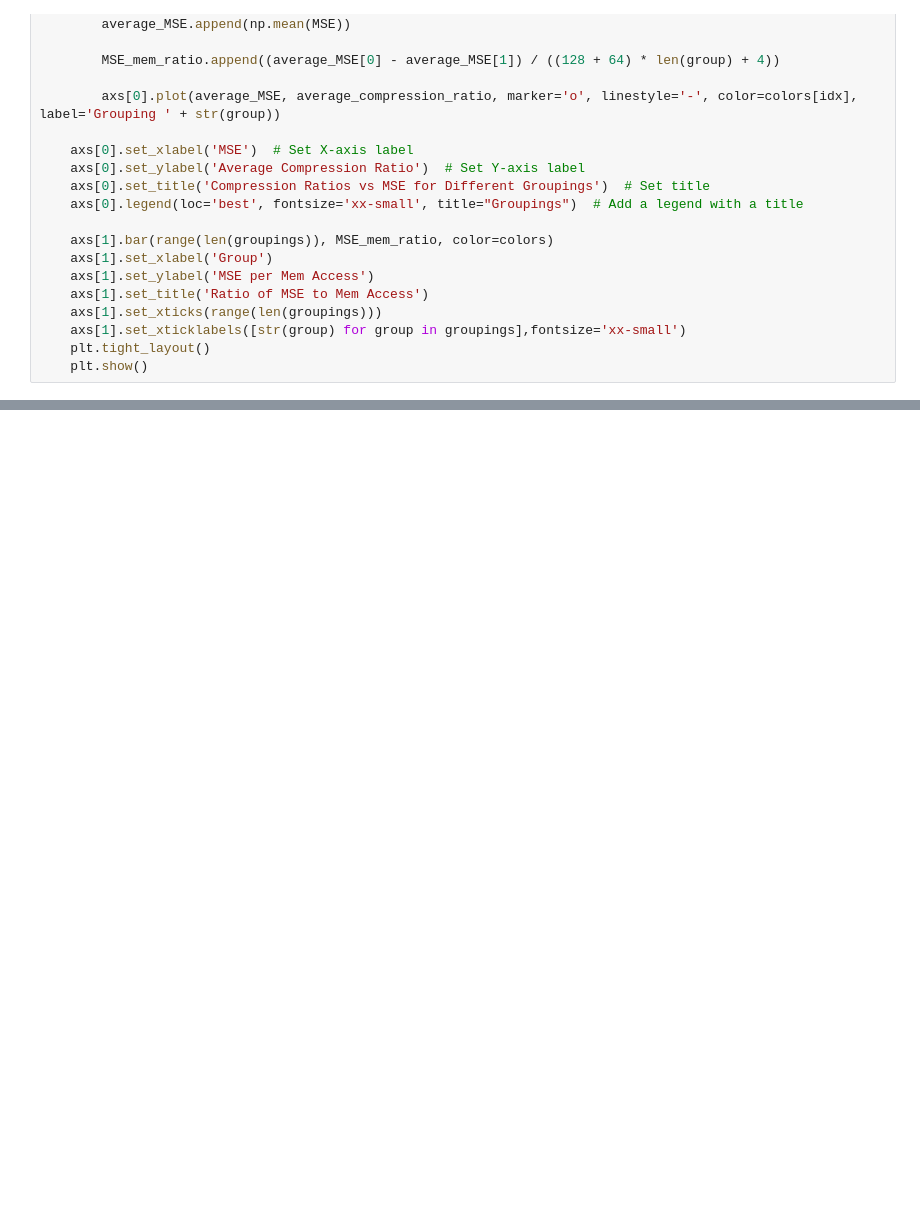
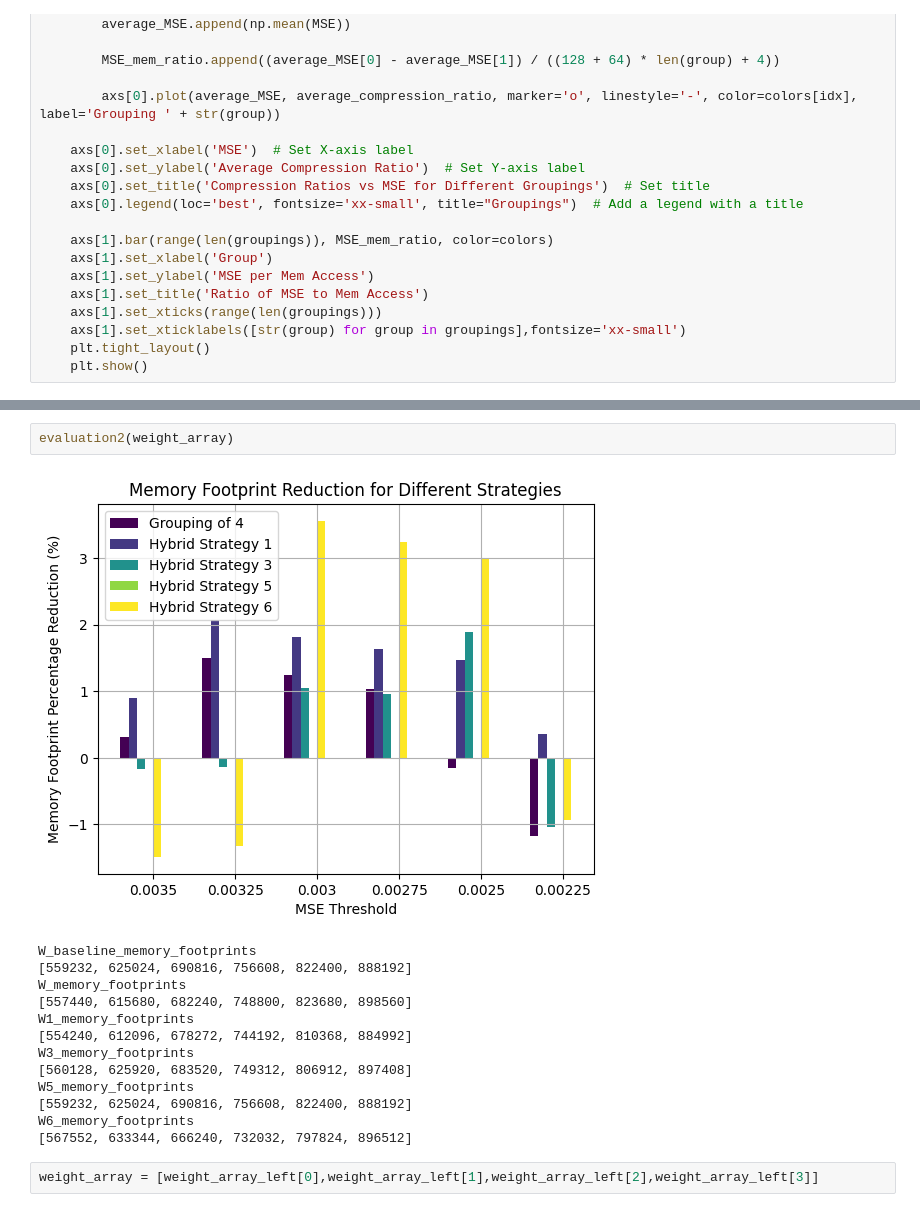
Before and after one commit to justinhuang666666/Approximate-Matrix-Vector-Multiplication, a Jupyter notebook: Fashion_LSTM.ipynb, the cells around one changed output, grey strips where cells are left out. Saved outputs shown, nothing was run; the diff lists cells and outputs as text; blank space fills up the shorter version.

```diff
--- a/Fashion_LSTM.ipynb
+++ b/Fashion_LSTM.ipynb
@@ -883,0 +687,18 @@ evaluation3(weight_array,6)
+# %%
+evaluation2(weight_array)
+# %% [output]
+[figure, added]
+W_baseline_memory_footprints
+[559232, 625024, 690816, 756608, 822400, 888192]
+W_memory_footprints
+[557440, 615680, 682240, 748800, 823680, 898560]
+W1_memory_footprints
+[554240, 612096, 678272, 744192, 810368, 884992]
+W3_memory_footprints
+[560128, 625920, 683520, 749312, 806912, 897408]
+W5_memory_footprints
+[559232, 625024, 690816, 756608, 822400, 888192]
+W6_memory_footprints
+[567552, 633344, 666240, 732032, 797824, 896512]
+# %%
+weight_array = [weight_array_left[0],weight_array_left[1],weight_array_left[2],weight_array_left[3]]
```
Also changed, not shown: parts of 40 cells of this notebook, 8 other files.
